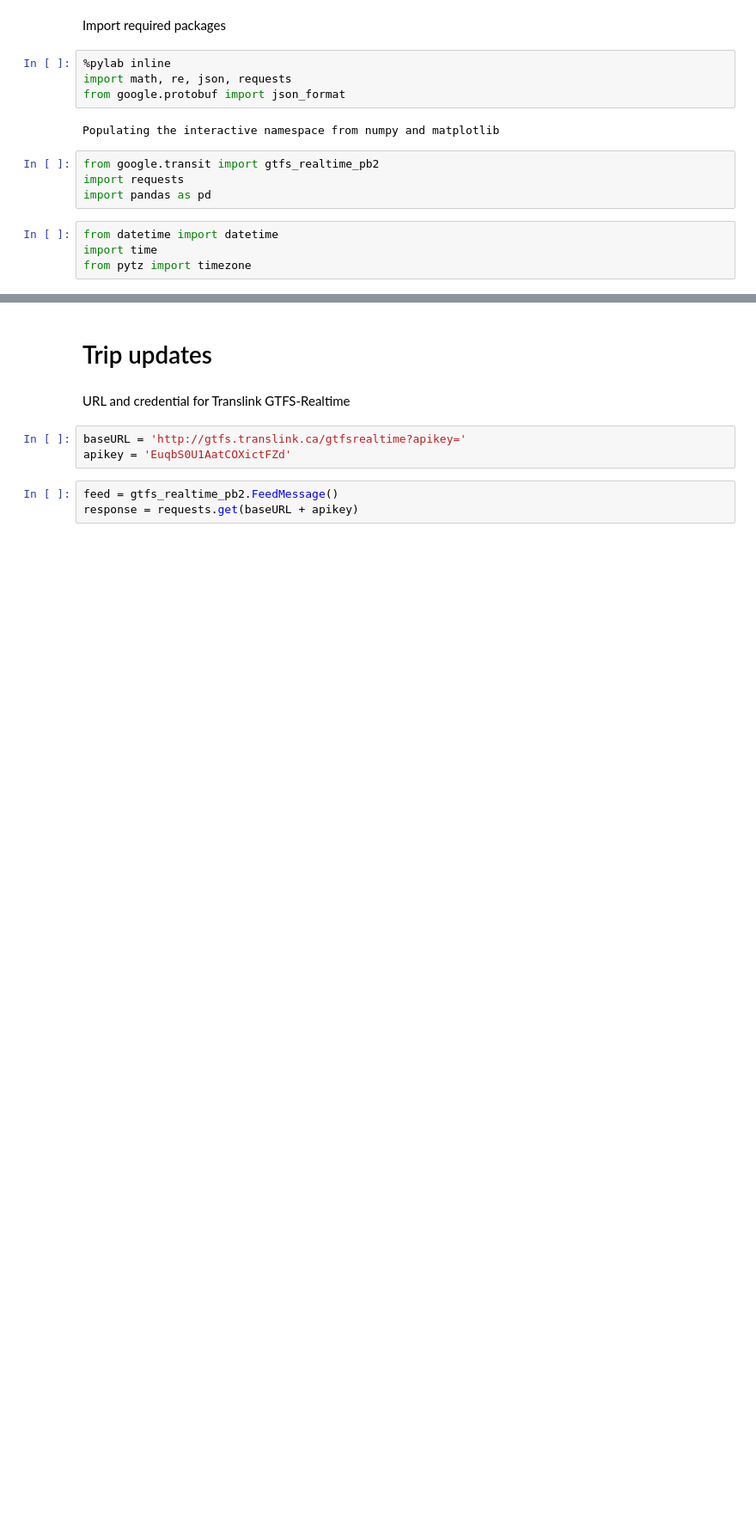
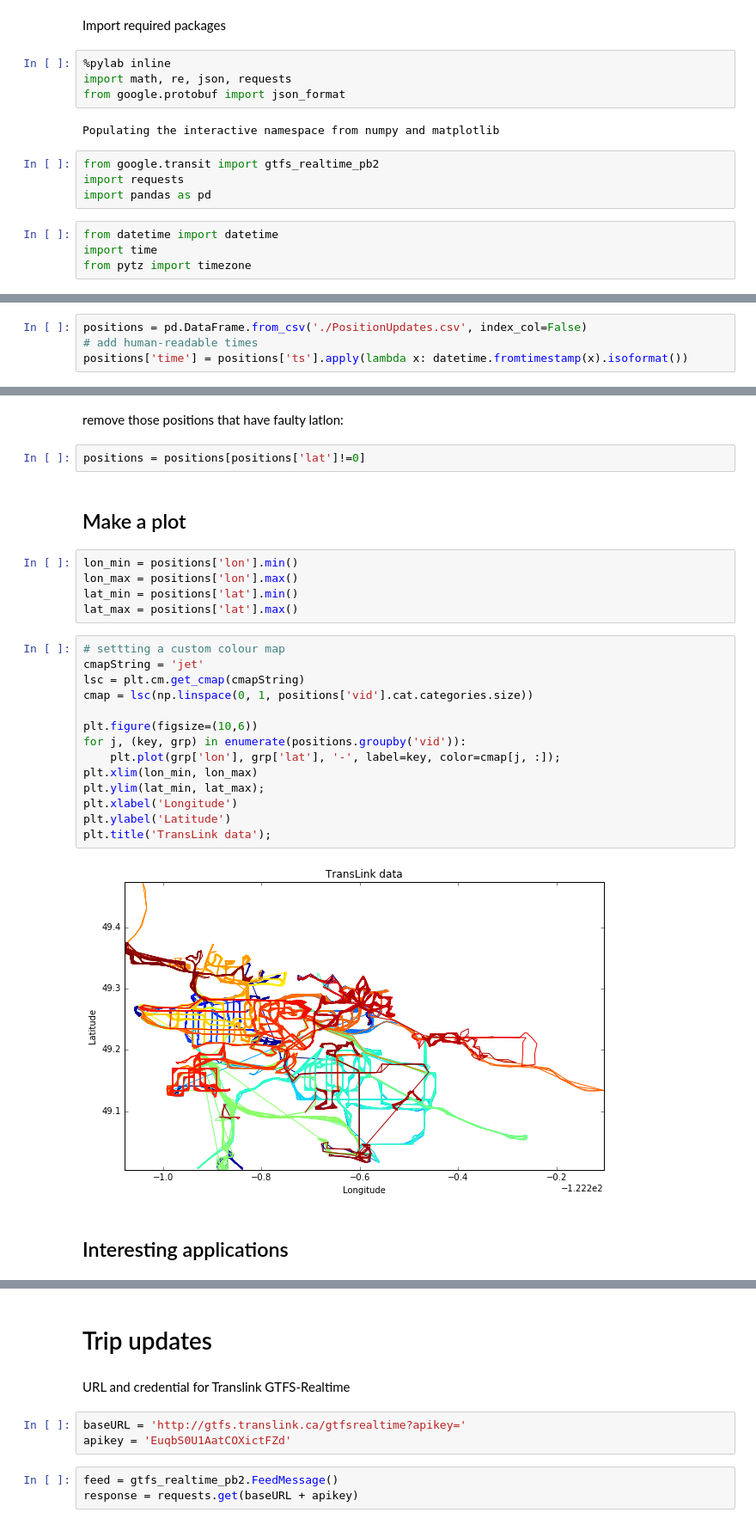
Before and after one commit to asberk/translink, a Jupyter notebook: Reading transit data.ipynb, the cells around one changed output, grey strips where cells are left out. Shown at 86% size. Drawn from its saved outputs; the diff is of its cells as text; blank space fills up the shorter version.

Commit message:
adding translink utilities for processing and visualizing data

```diff
--- a/Reading transit data.ipynb
+++ b/Reading transit data.ipynb
@@ -16,0 +23,4 @@ from pytz import timezone
+# %%
+positions = pd.DataFrame.from_csv('./PositionUpdates.csv', index_col=False)
+# add human-readable times
+positions['time'] = positions['ts'].apply(lambda x: datetime.fromtimestamp(x).isoformat())
@@ -16,0 +50,29 @@ from pytz import timezone
+# %% [markdown]
+remove those positions that have faulty latlon:
+# %%
+positions = positions[positions['lat']!=0]
+# %% [markdown]
+## Make a plot
+# %%
+lon_min = positions['lon'].min()
+lon_max = positions['lon'].max()
+lat_min = positions['lat'].min()
+lat_max = positions['lat'].max()
+# %%
+# settting a custom colour map
+cmapString = 'jet'
+lsc = plt.cm.get_cmap(cmapString)
+cmap = lsc(np.linspace(0, 1, positions['vid'].cat.categories.size))
+
+plt.figure(figsize=(10,6))
+for j, (key, grp) in enumerate(positions.groupby('vid')):
+    plt.plot(grp['lon'], grp['lat'], '-', label=key, color=cmap[j, :]);
+plt.xlim(lon_min, lon_max)
+plt.ylim(lat_min, lat_max);
+plt.xlabel('Longitude')
+plt.ylabel('Latitude')
+plt.title('TransLink data');
+# %% [output]
+[figure, added]
+# %% [markdown]
+## Interesting applications
```
Also changed, not shown: parts of 12 cells of this notebook, 4 other files.
